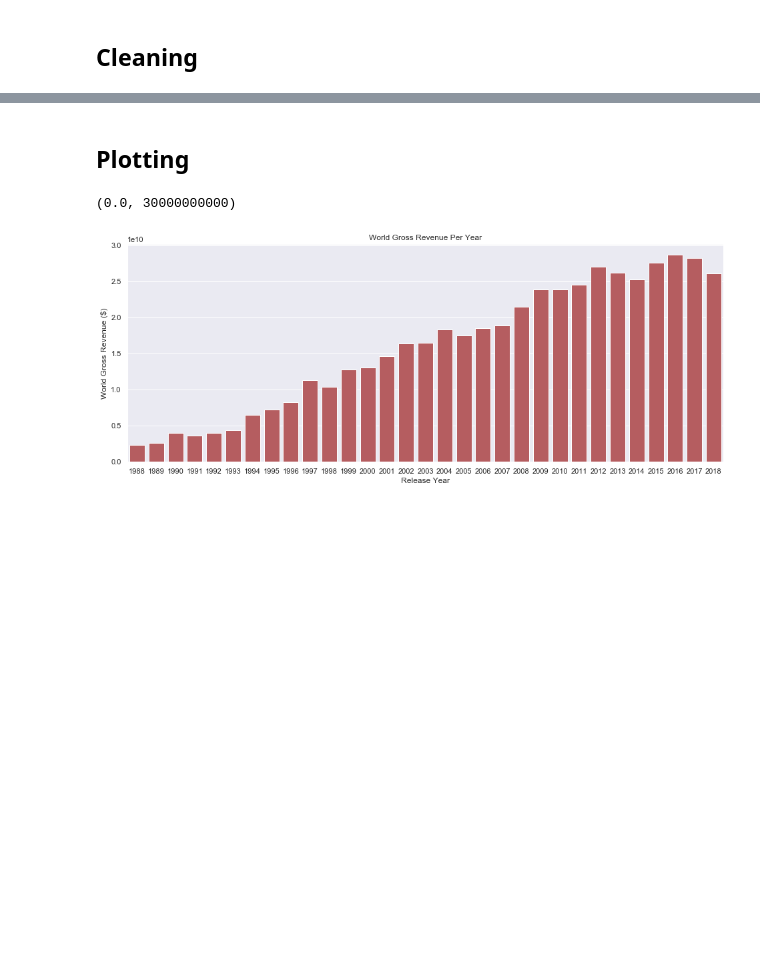
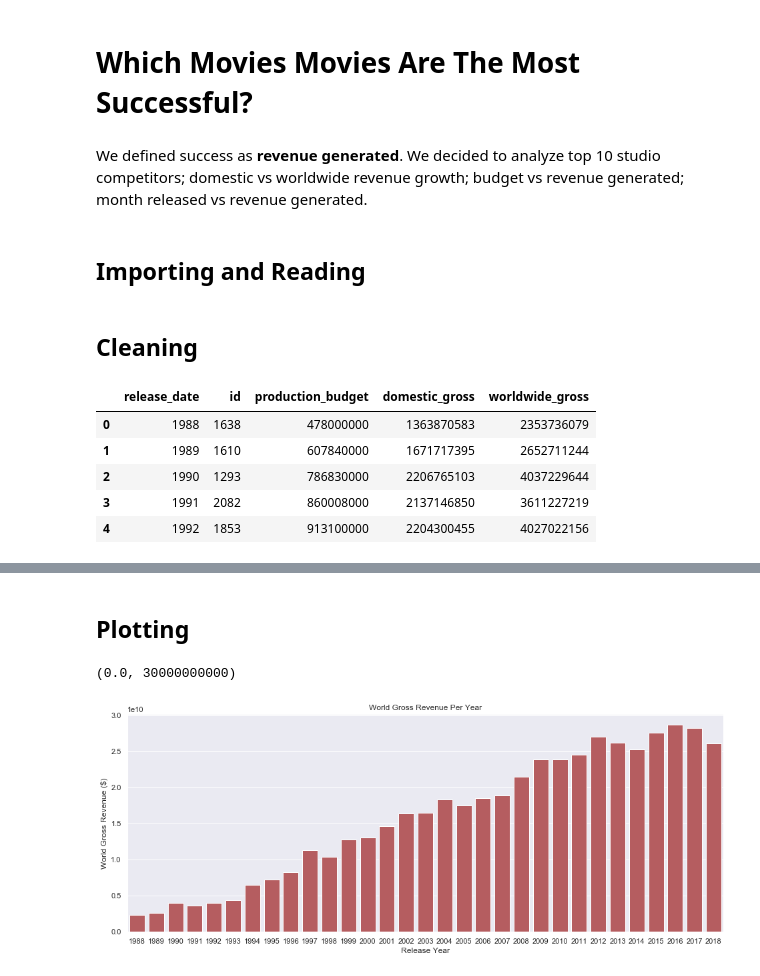
Before and after one commit to dalayne95/mod-1-project-darian-trey, a Jupyter notebook: Darian's Work.ipynb, the cells around one changed output, grey strips where cells are left out. Cells and saved outputs as stored; diff of their text form; code cells hidden in the pictures; blank space fills up the shorter version.

```diff
--- a/Darian's Work.ipynb
+++ b/Darian's Work.ipynb
@@ -3,3 +1,9 @@
+# %% [markdown]
+# Which Movies Movies Are The Most Successful?
+# %% [markdown]
+We defined success as **revenue generated**. We decided to analyze top 10 studio competitors; domestic vs worldwide revenue growth; budget vs revenue generated; month released vs revenue generated.
+# %% [markdown]
+## Importing and Reading
 # %%
 import pandas as pd
 import numpy as np
@@ -14,31 +18,39 @@ df1 = pd.read_csv('Data/bom.movie_gross.csv.gz')
 # %%
 # cleaning for Domestic & Worldwide Revenue
 # remove dollar signs
 df.production_budget = df.production_budget.replace('\$','', regex = True)
 df.domestic_gross = df.domestic_gross.replace('\$','', regex = True)
 df.worldwide_gross = df.worldwide_gross.replace('\$','', regex = True)
 
 # remove commas
 df.production_budget = df.production_budget.replace('\,','', regex = True)
 df.domestic_gross = df.domestic_gross.replace('\,','', regex = True)
 df.worldwide_gross = df.worldwide_gross.replace('\,','', regex = True)
 
 df.worldwide_gross = df.worldwide_gross.astype('int')
 df.domestic_gross = df.domestic_gross.astype('int')
 df.production_budget = df.production_budget.astype('int')
 
 df['release_date'] =  pd.to_datetime(df['release_date'], infer_datetime_format=True)
 df = df[(df['release_date'].dt.year >= 1988) & (df['release_date'].dt.year <= 2018)]
 
 # drop movie title because it's not relevant to this analysis
 df = df.drop(['movie'], axis=1)
 
 # some rows had an impossible value (0) so I dropped those
 df = df[(df != 0).all(1)]
 
 df['release_date'] = pd.to_datetime(df.release_date, format='%y', errors='coerce').dt.year
 df.sort_values(by='release_date')
 df = df.groupby('release_date').sum().reset_index()
+df.head()
+# %% [output]
+|  | release_date | id | production_budget | domestic_gross | worldwide_gross |
+| 0 | 1988 | 1638 | 478000000 | 1363870583 | 2353736079 |
+| 1 | 1989 | 1610 | 607840000 | 1671717395 | 2652711244 |
+| 2 | 1990 | 1293 | 786830000 | 2206765103 | 4037229644 |
+| 3 | 1991 | 2082 | 860008000 | 2137146850 | 3611227219 |
+| 4 | 1992 | 1853 | 913100000 | 2204300455 | 4027022156 |
 # %%
 # Cleaning for Top 10 Competitors
 df1.isna().sum()
```
Also changed, not shown: parts of 3 cells of this notebook.
